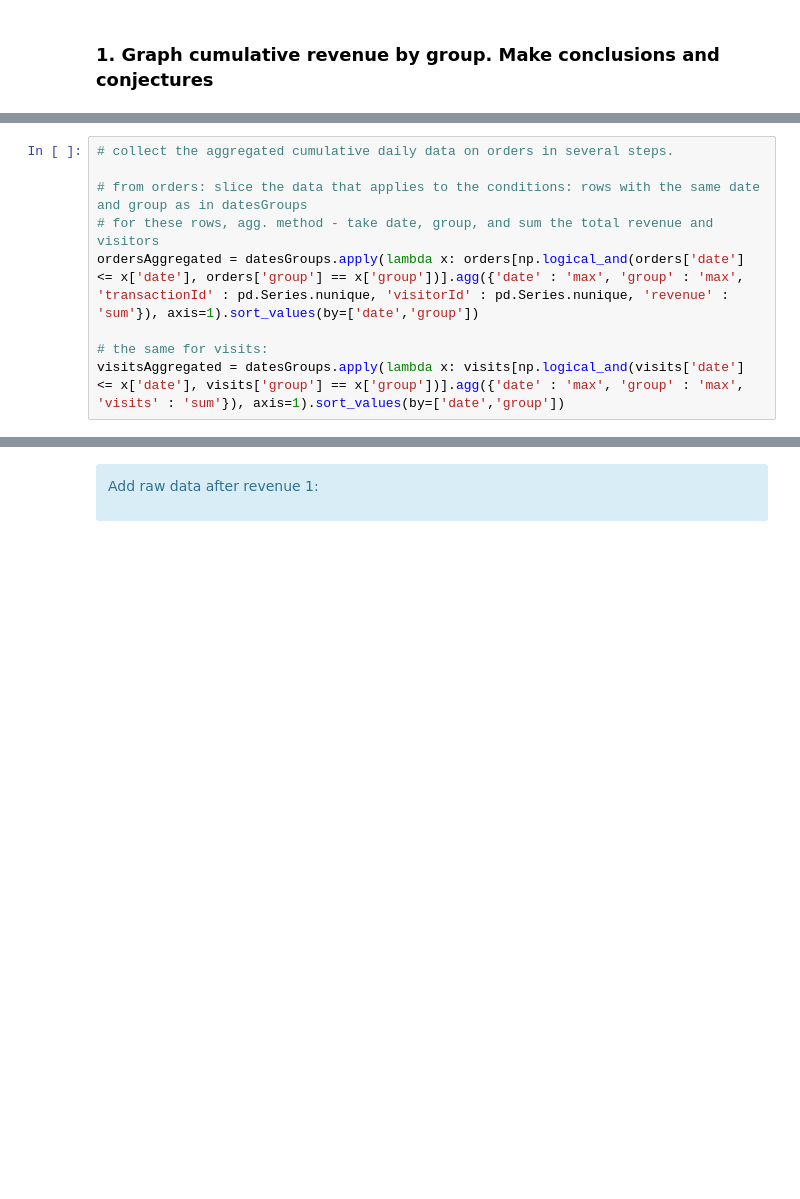
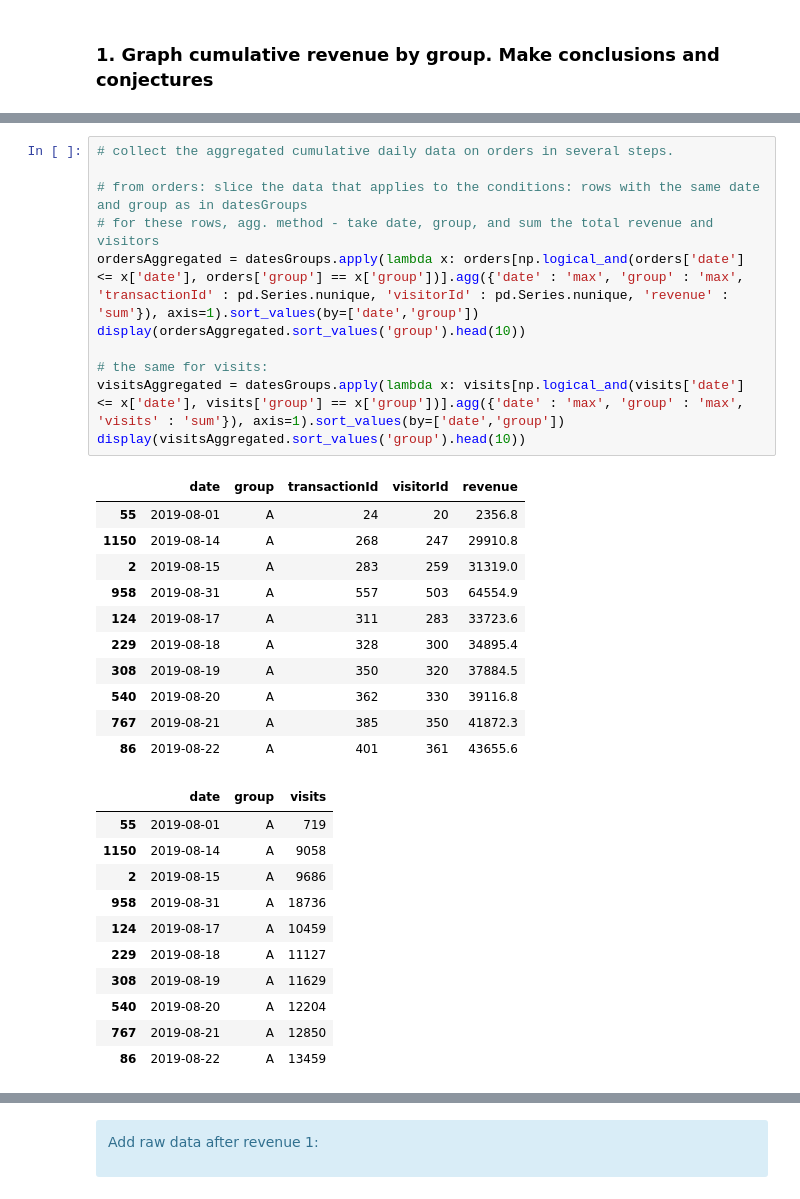
Before and after one commit to NadavNavon/practicum, a Jupyter notebook: 07b_Making_Business_Decisions_Based_on_Data_A_B_Testing/Project_07b_A_B_Testing.ipynb, the cells around one changed output, grey strips where cells are left out. Saved outputs shown, nothing was run; the diff lists cells and outputs as text; blank space fills up the shorter version.

```diff
--- a/07b_Making_Business_Decisions_Based_on_Data_A_B_Testing/Project_07b_A_B_Testing.ipynb
+++ b/07b_Making_Business_Decisions_Based_on_Data_A_B_Testing/Project_07b_A_B_Testing.ipynb
@@ -398,12 +401,37 @@ datesGroups = orders[['date','group']].drop_duplicates()
 # %%
 # collect the aggregated cumulative daily data on orders in several steps.
 
 # from orders: slice the data that applies to the conditions: rows with the same date and group as in datesGroups
 # for these rows, agg. method - take date, group, and sum the total revenue and visitors
 ordersAggregated = datesGroups.apply(lambda x: orders[np.logical_and(orders['date'] <= x['date'], orders['group'] == x['group'])].agg({'date' : 'max', 'group' : 'max', 'transactionId' : pd.Series.nunique, 'visitorId' : pd.Series.nunique, 'revenue' : 'sum'}), axis=1).sort_values(by=['date','group'])
+display(ordersAggregated.sort_values('group').head(10))
 
 # the same for visits:
 visitsAggregated = datesGroups.apply(lambda x: visits[np.logical_and(visits['date'] <= x['date'], visits['group'] == x['group'])].agg({'date' : 'max', 'group' : 'max', 'visits' : 'sum'}), axis=1).sort_values(by=['date','group'])
+display(visitsAggregated.sort_values('group').head(10))
+# %% [output]
+|  | date | group | transactionId | visitorId | revenue |
+| 55 | 2019-08-01 | A | 24 | 20 | 2356.8 |
+| 1150 | 2019-08-14 | A | 268 | 247 | 29910.8 |
+| 2 | 2019-08-15 | A | 283 | 259 | 31319.0 |
+| 958 | 2019-08-31 | A | 557 | 503 | 64554.9 |
+| 124 | 2019-08-17 | A | 311 | 283 | 33723.6 |
+| 229 | 2019-08-18 | A | 328 | 300 | 34895.4 |
+| 308 | 2019-08-19 | A | 350 | 320 | 37884.5 |
+| 540 | 2019-08-20 | A | 362 | 330 | 39116.8 |
+| 767 | 2019-08-21 | A | 385 | 350 | 41872.3 |
+| 86 | 2019-08-22 | A | 401 | 361 | 43655.6 |
+|  | date | group | visits |
+| 55 | 2019-08-01 | A | 719 |
+| 1150 | 2019-08-14 | A | 9058 |
+| 2 | 2019-08-15 | A | 9686 |
+| 958 | 2019-08-31 | A | 18736 |
+| 124 | 2019-08-17 | A | 10459 |
+| 229 | 2019-08-18 | A | 11127 |
+| 308 | 2019-08-19 | A | 11629 |
+| 540 | 2019-08-20 | A | 12204 |
+| 767 | 2019-08-21 | A | 12850 |
+| 86 | 2019-08-22 | A | 13459 |
 # %%
 # group ordersAggregated and visitsAggregated
 cumulativeData = ordersAggregated.merge(visitsAggregated, left_on = ['date','group'], right_on = ['date','group'])
```
Also changed, not shown: parts of 16 cells of this notebook, 2 other files.
